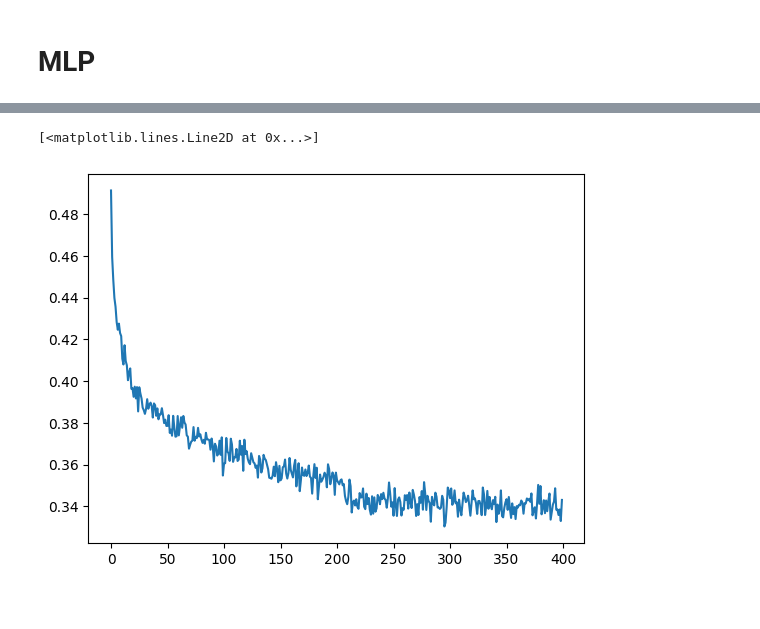
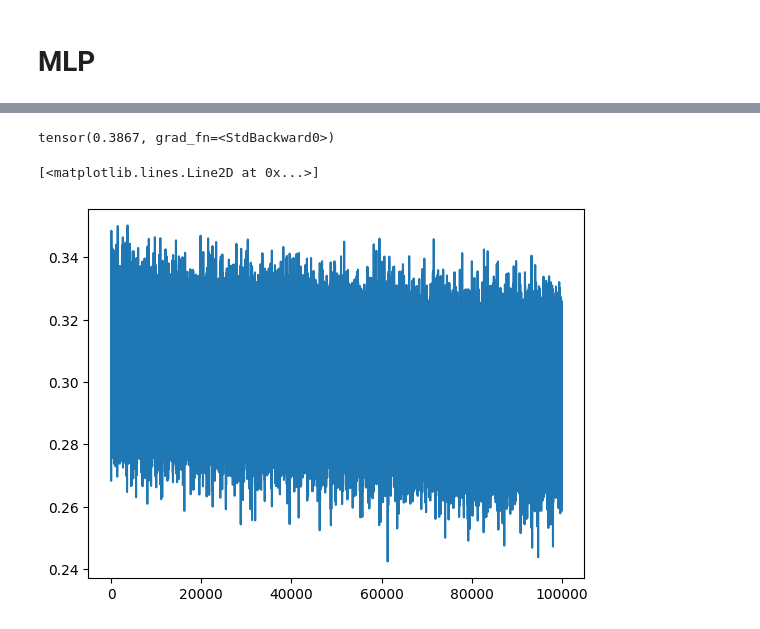
Before and after one commit to VrindavanSanap/makemore, a Jupyter notebook: part2.ipynb, the cells around one changed output, grey strips where cells are left out. Saved outputs shown, nothing was run; the diff lists cells and outputs as text; code cells hidden in the pictures.

```diff
--- a/part2.ipynb
+++ b/part2.ipynb
@@ -17,0 +11,3 @@ print(len(words),max(len(w) for w in words),min(len(w) for w in words))
+# %%
+with open( "names.txt") as f:
+    words = (f.read().lower()).split()
@@ -22,7 +22,7 @@ stoi["."] = 0
 itos = {i:s for s, i in stoi.items()}        # map int to char
 # %%
 # build the dataset
-block_size = 8 # context length: how many characters do we take to predict the next one?
+block_size = 10 # context length: how many characters do we take to predict the next one?
 
 def build_dataset(words):
   X, Y = [], []
@@ -77,19 +74,15 @@ stepi = []
+# %%
+stepi = []; lossi=[]
 # %%
-max_steps = 1
-batch_size = 1
-
-for i in range(max_steps):
+for i in tqdm(range(100000)):
 
   # minibatch construct
-  ix = torch.randint(0, Xtr.shape[0], (batch_size,))
+  ix = torch.randint(0, Xtr.shape[0], (512,))
 
   # forward pass
-  emb = C[Xtr[ix]] # (32, 3, 2)
-  print(emb.shape)
-  h = torch.tanh(emb.view(-1, n_embd * block_size) @ W1 + b1) # (32, 100)
-  print(h.shape,emb.view(-1, n_embd * block_size).shape, W1.shape, b1.shape)
+  emb = C[Xtr[ix]] # (32, 3, 10)
+  h = torch.tanh(emb.view(-1, n_dim*block_size) @ W1 + b1) # (32, 200)
   logits = h @ W2 + b2 # (32, 27)
-  print(logits.shape, h.shape, W2.shape, b2.shape)
   loss = F.cross_entropy(logits, Ytr[ix])
   #print(loss.item())
 
@@ -99,16 +92,14 @@ for i in range(max_steps):
   loss.backward()
 
   # update
-  lr = 0.1 if i < 10000 else 0.01 # learning rate decay
+  #lr = lrs[i]
+  lr = 0.1 if i < 100000 else 0.01
   for p in parameters:
     p.data += -lr * p.grad
 
   # track stats
-
+  #lri.append(lre[i])
+  if i%1000 ==0:print(loss.item())
   stepi.append(i)
   lossi.append(loss.log10().item())
-
-  if i % 10000 == 0: # print every once in a while
-    print(f'{i:7d}/{max_steps:7d}: {loss.item():.4f}')
-  lossi.append(loss.log10().item())
 # %% [output]
@@ -119,8 +119,12 @@ torch.Size([1, 27]) torch.Size([1, 200]) torch.Size([200, 27]) torch.Size([27])
+# %%
+W1.std()
+# %% [output]
+tensor(0.3867, grad_fn=<StdBackward0>)
 # %%
-plt.plot(torch.tensor(lossi).view(-1, 100).mean(1))
+plt.plot( lossi)
 # %% [output]
 [<matplotlib.lines.Line2D at 0x...>]
-[figure, old version]
+[figure, new version]
 # %%
 @torch.no_grad()
 def split_loss(split):
```
Also changed, not shown: parts of 12 cells of this notebook, 1 other file.
